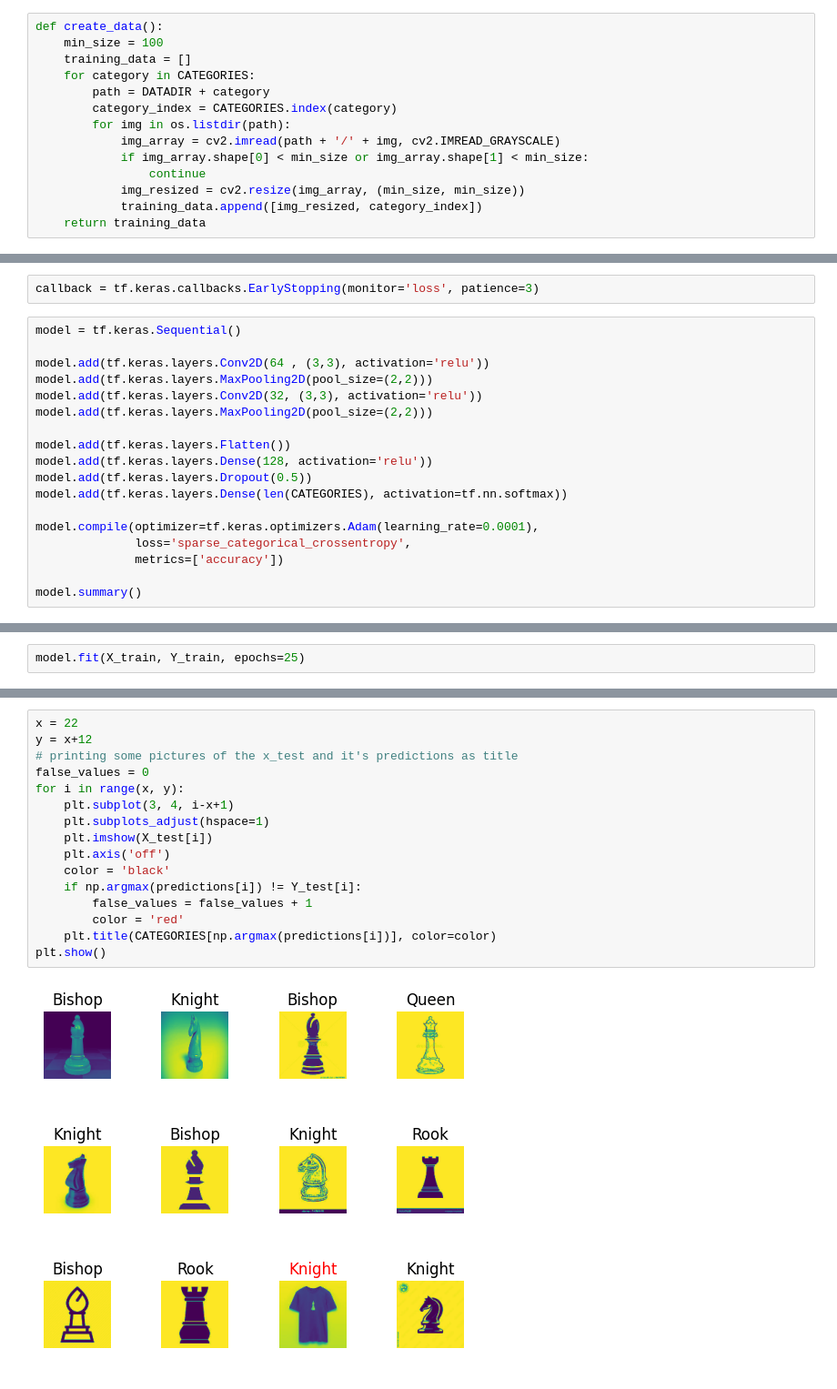
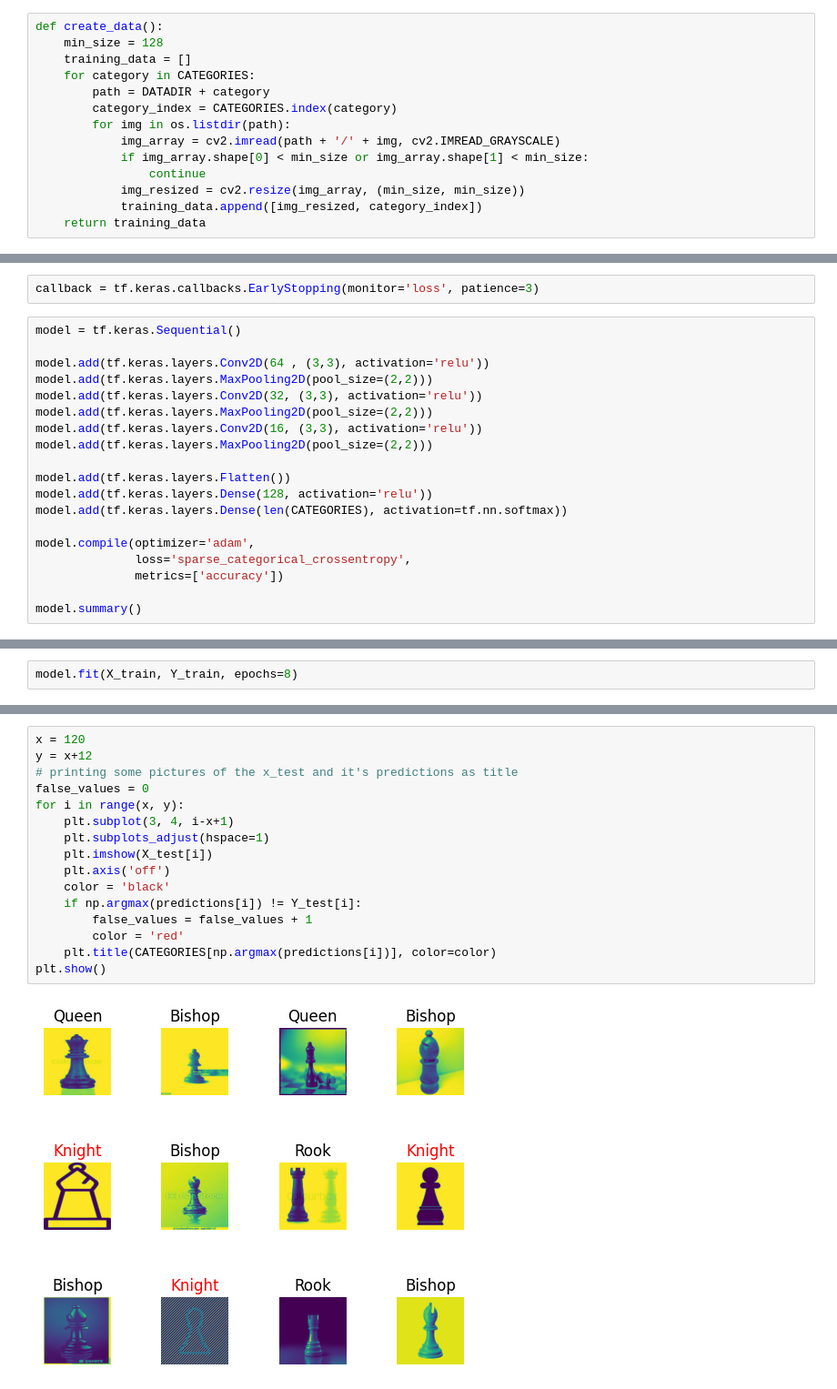
Before and after one commit to khirobenn/Deep-Learning, a Jupyter notebook: chess_model.ipynb, the cells around one changed output, grey strips where cells are left out. Shown at 91% size. Drawn from its saved outputs; the diff is of its cells as text.

Commit message:
Adding a 3rd convolutional layer increased the accuracy to 64% ;) I have to try different parameters to increase it more

```diff
--- a/chess_model.ipynb
+++ b/chess_model.ipynb
@@ -8,7 +8,7 @@ DATADIR = "pictures/"
 CATEGORIES = ["Bishop", "Knight", "Pawn", "Queen", "Rook"]
 # %%
 def create_data():
-    min_size = 100
+    min_size = 128
     training_data = []
     for category in CATEGORIES:
         path = DATADIR + category
@@ -74,13 +74,14 @@ model.add(tf.keras.layers.Conv2D(64 , (3,3), activation='relu'))
 model.add(tf.keras.layers.MaxPooling2D(pool_size=(2,2)))
 model.add(tf.keras.layers.Conv2D(32, (3,3), activation='relu'))
 model.add(tf.keras.layers.MaxPooling2D(pool_size=(2,2)))
+model.add(tf.keras.layers.Conv2D(16, (3,3), activation='relu'))
+model.add(tf.keras.layers.MaxPooling2D(pool_size=(2,2)))
 
 model.add(tf.keras.layers.Flatten())
 model.add(tf.keras.layers.Dense(128, activation='relu'))
-model.add(tf.keras.layers.Dropout(0.5))
 model.add(tf.keras.layers.Dense(len(CATEGORIES), activation=tf.nn.softmax))
 
-model.compile(optimizer=tf.keras.optimizers.Adam(learning_rate=0.0001),
+model.compile(optimizer='adam',
               loss='sparse_categorical_crossentropy',
               metrics=['accuracy'])
 
@@ -110,5 +109,5 @@ Model: "sequential"
  Trainable params: 0 (0.00 B)
  Non-trainable params: 0 (0.00 B)
 # %%
-model.fit(X_train, Y_train, epochs=25)
+model.fit(X_train, Y_train, epochs=8)
 # %% [output]
@@ -143,18 +141,18 @@ predictions = model.predict(X_test)
 # %%
-x = 22
+x = 120
 y = x+12
 # printing some pictures of the x_test and it's predictions as title
 false_values = 0
 for i in range(x, y):
     plt.subplot(3, 4, i-x+1)
     plt.subplots_adjust(hspace=1)
     plt.imshow(X_test[i])
     plt.axis('off')
     color = 'black'
     if np.argmax(predictions[i]) != Y_test[i]:
         false_values = false_values + 1
         color = 'red'
     plt.title(CATEGORIES[np.argmax(predictions[i])], color=color)
 plt.show()
 # %% [output]
-[figure, old version]
+[figure, new version]
```
Also changed, not shown: parts of 7 cells of this notebook.
